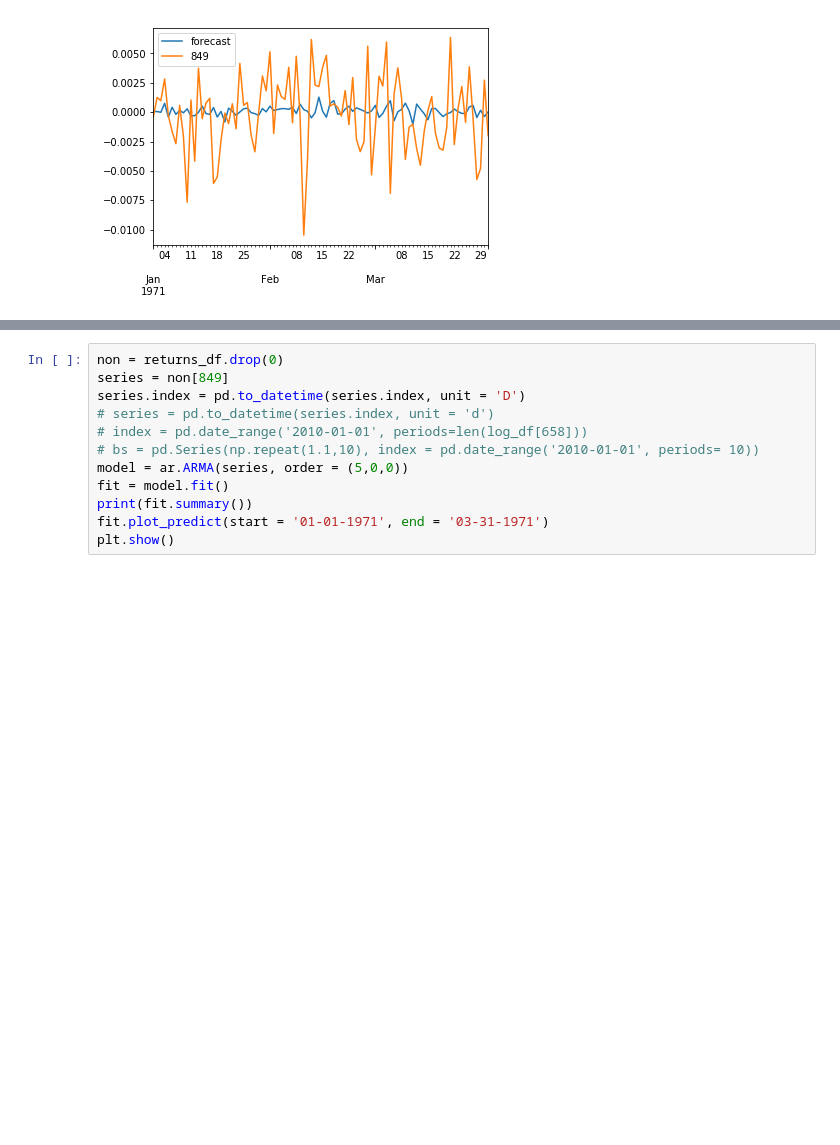
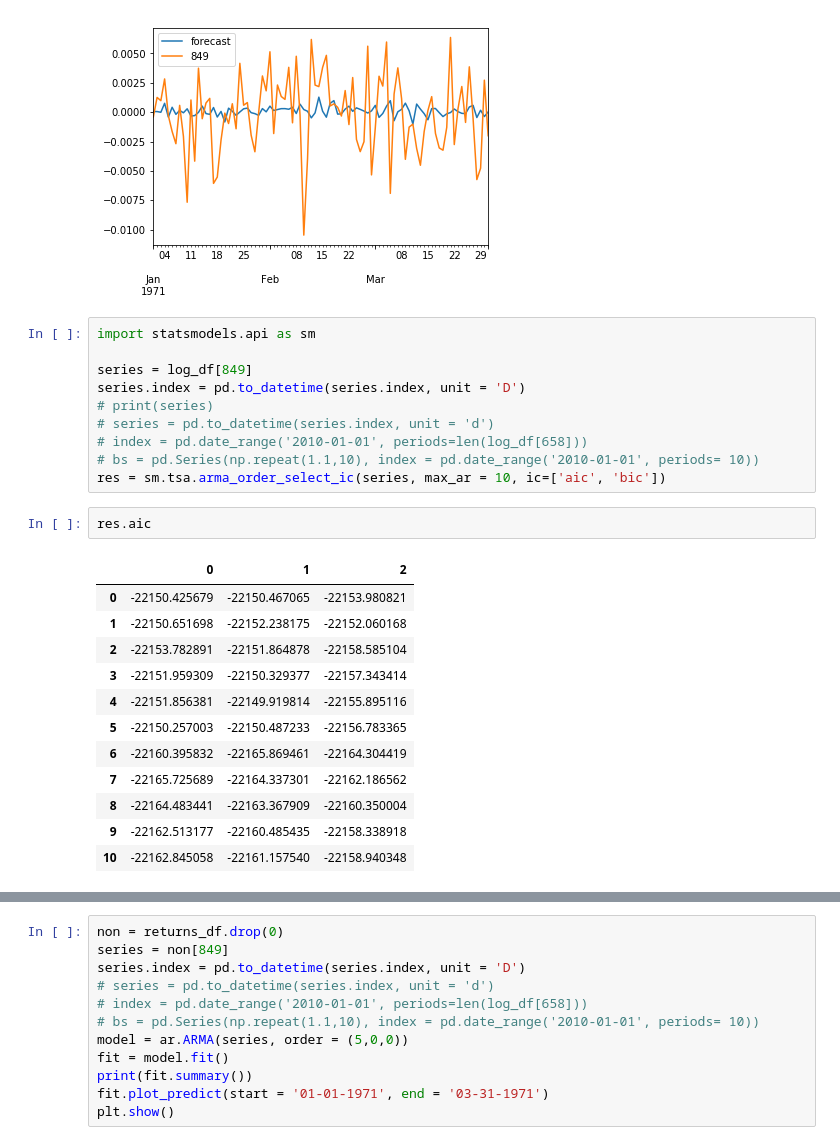
Before and after one commit to aaalexliu/amherst-midwest-2018, a Jupyter notebook: Strat Alex.ipynb, the cells around one changed output, grey strips where cells are left out. Drawn from its saved outputs; the diff is of its cells as text; blank space fills up the shorter version.

```diff
--- a/Strat Alex.ipynb
+++ b/Strat Alex.ipynb
@@ -358,3 +360,28 @@ AR.9            -0.6494           -1.3969j            1.5405           -0.3193
 AR.10           -0.6494           +1.3969j            1.5405            0.3193
 ------------------------------------------------------------------------------
 [figure]
+# %%
+import statsmodels.api as sm
+
+series = log_df[849]
+series.index = pd.to_datetime(series.index, unit = 'D')
+# print(series)
+# series = pd.to_datetime(series.index, unit = 'd')
+# index = pd.date_range('2010-01-01', periods=len(log_df[658]))
+# bs = pd.Series(np.repeat(1.1,10), index = pd.date_range('2010-01-01', periods= 10))
+res = sm.tsa.arma_order_select_ic(series, max_ar = 10, ic=['aic', 'bic'])
+# %%
+res.aic
+# %% [output]
+|  | 0 | 1 | 2 |
+| 0 | -22150.425679 | -22150.467065 | -22153.980821 |
+| 1 | -22150.651698 | -22152.238175 | -22152.060168 |
+| 2 | -22153.782891 | -22151.864878 | -22158.585104 |
+| 3 | -22151.959309 | -22150.329377 | -22157.343414 |
+| 4 | -22151.856381 | -22149.919814 | -22155.895116 |
+| 5 | -22150.257003 | -22150.487233 | -22156.783365 |
+| 6 | -22160.395832 | -22165.869461 | -22164.304419 |
+| 7 | -22165.725689 | -22164.337301 | -22162.186562 |
+| 8 | -22164.483441 | -22163.367909 | -22160.350004 |
+| 9 | -22162.513177 | -22160.485435 | -22158.338918 |
+| 10 | -22162.845058 | -22161.157540 | -22158.940348 |
```
Also changed, not shown: parts of 2 cells of this notebook, 1 other file.
